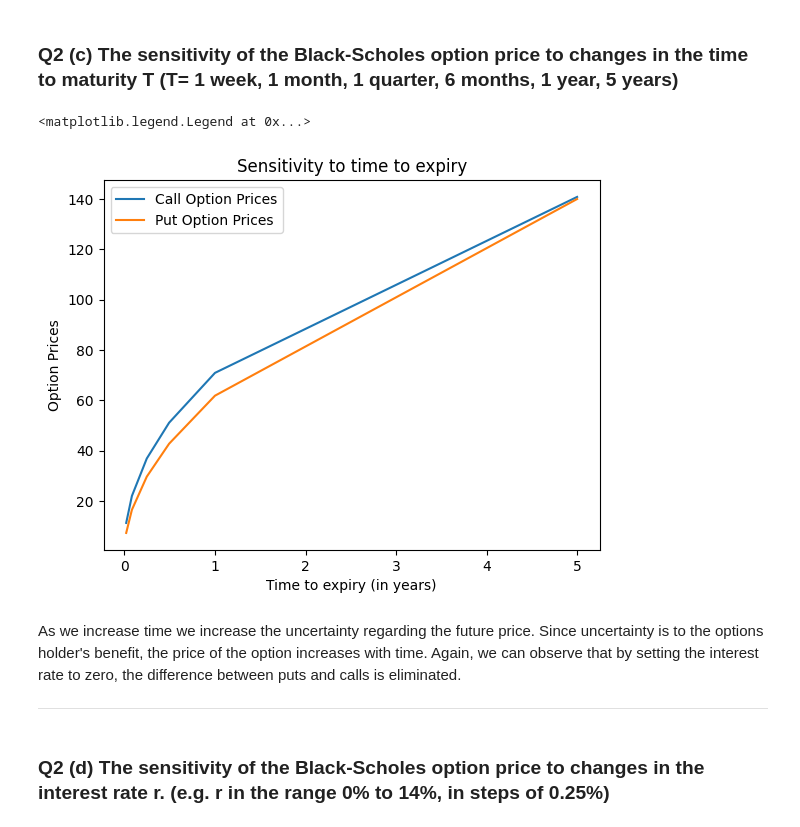
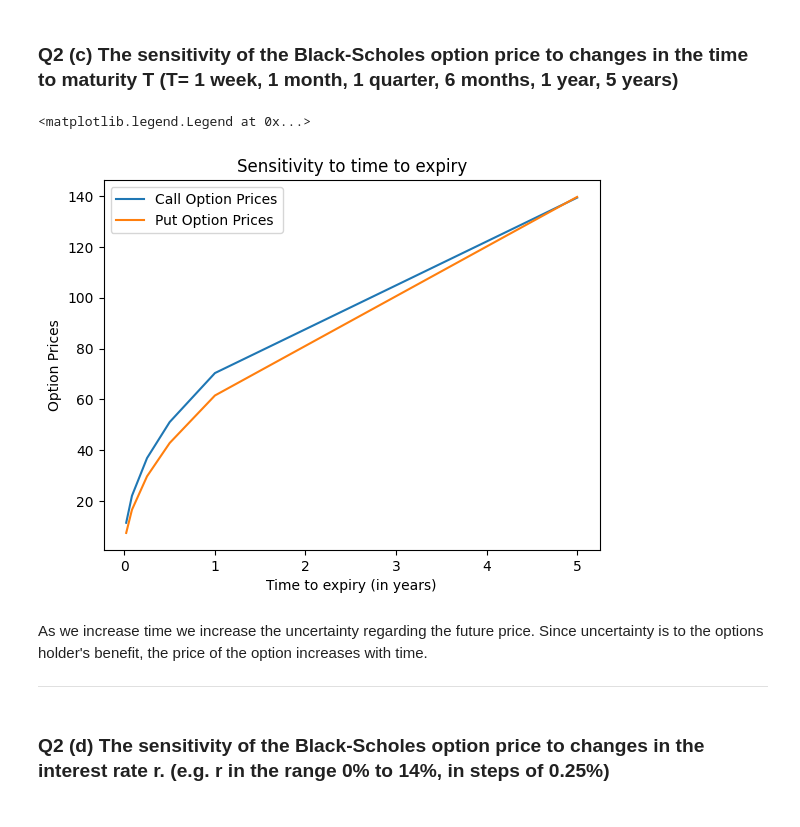
Before and after one commit to kuntojirohan/options-pricing-project, a Jupyter notebook: derivatives_assignment.ipynb, the cells around one changed output. Drawn from its saved outputs; the diff is of its cells as text; code cells hidden in the pictures.

```diff
--- a/derivatives_assignment.ipynb
+++ b/derivatives_assignment.ipynb
@@ -76,6 +73,7 @@ Relevant zero rate:  0.011036200000000001
 # %%
 # load the SPX Div Yield data for our trade date
 divYieldData = pd.read_csv("input resources/SPXDivYield.csv")
-divYield = (divYieldData[divYieldData.Date == '18/03/2004']['Rate'].item()) / 100
-print("Relevant dividend yield: ", divYield)
+divYieldData['Date'] = pd.to_datetime(divYieldData['Date'], infer_datetime_format=True, format='%d/%m/%Y')
+divYield = (divYieldData[divYieldData.Date == tradeDate]['Rate'].item()) / 100
+print("Relevant dividend yield: " + str(divYield * 100) + ' %')
 # %% [output]
@@ -86,7 +84,8 @@ Relevant dividend yield:  0.016322859999999998
 ### Q1 (c) Price the option using BSM formula and compare to the mid-point of corresponding option bid/ask spread.
 # %%
 # load the SPX Daily data for our trade date
-spxDailyData = pd.read_csv("input resources/SPXDaily1950.csv")
-spxSpot = spxDailyData[spxDailyData.Date == '18/03/04']['Adj Close'].item()
-print("Spot Price of SPX on trade date: ", spxSpot)
+spxData = yf.download('^GSPC', start=datetime(1950, 1, 3), end=expiryDate, interval='1d')
+spxData.reset_index(inplace=True)
+spxSpot = spxData.loc[spxData.Date == tradeDate]['Adj Close'].item()
+print("\nSpot Price of SPX on trade date: ", spxSpot)
 # %% [output]
@@ -262,8 +264,8 @@ def compute_sigma_newton(S, K, r, t, q, actual_price, c_p, maxIterations=1000, d
 # %%
 # compute the implied vol for ATM call option
 callAtmCalSigma = compute_sigma_newton(S=spxSpot, K=callAtmData.Strike,
-                                                                  r=zeroRate, t=timeToExpiry,
+                                                                  r=zeroRate, t=timeToExpiryAnnualised,
                                                                 q=divYield, actual_price=callAtmBidAskMid, c_p='C')
-print("Computed implied vol for ATM call: ", callAtmCalSigma)
-print("\nActual implied vol used for ATM call BS price: ", callAtmData['Implied Vol'])
+print("Computed implied vol for ATM call: " + str(callAtmCalSigma * 100) + ' %')
+print("\nActual implied vol used for ATM call BS price: " + str(callAtmData['Implied Vol'] * 100) + ' %')
 # %% [output]
@@ -273,8 +275,8 @@ Actual implied vol used for ATM call BS price:  0.17058
 # %%
 # compute the implied vol for ATM put option
 putAtmCalSigma = compute_sigma_newton(S=spxSpot, K=putAtmData.Strike,
-                                                                  r=zeroRate, t=timeToExpiry,
+                                                                  r=zeroRate, t=timeToExpiryAnnualised,
                                                                 q=divYield, actual_price=putAtmBidAskMid, c_p='P')
-print("Computed implied vol for ATM put: ", putAtmCalSigma)
-print("\nActual implied vol used for ATM put BS price: ", putAtmData['Implied Vol'])
+print("Computed implied vol for ATM put: " + str(putAtmCalSigma * 100) + ' %')
+print("\nActual implied vol used for ATM put BS price: " + str(putAtmData['Implied Vol'] * 100) + ' %')
 # %% [output]
@@ -329,27 +331,27 @@ TODO
 ### Q2 (c) The sensitivity of the Black-Scholes option price to changes in the time to maturity T (T= 1 week, 1 month, 1 quarter, 6 months, 1 year, 5 years)
 # %%
 # Time range from 1 week to 5 years (all annualised)
-expiryTimeRange = [7.0/365, 30.0/365, 90.0/365, 180.0/365, 1.0, 5.0]
+expiryTimeRange = [5.0/252, 21.0/252, 0.25, 0.5, 1.0, 5.0]
 
 callPricesForTime = [BsOption(spot=spxSpot, strike=callAtmData.Strike, time=time, \
                                intRate=zeroRate, divY=divYield, sigma=callAtmCalSigma)
                       .price(optType='C') for time in expiryTimeRange]
 putPricesForTime = [BsOption(spot=spxSpot, strike=putAtmData.Strike, time=time, \
                                intRate=zeroRate, divY=divYield, sigma=putAtmCalSigma)
                       .price(optType='P') for time in expiryTimeRange]
 
 # plot the time to expiry values against call & put prices
 plt.plot(expiryTimeRange, callPricesForTime, label='Call Option Prices')
 plt.plot(expiryTimeRange, putPricesForTime, label='Put Option Prices')
 plt.xlabel('Time to expiry (in years)')
 plt.ylabel('Option Prices')
 plt.title('Sensitivity to time to expiry')
 plt.legend()
 # %% [output]
 <matplotlib.legend.Legend at 0x...>
-[figure, old version]
+[figure, new version]
 # %% [markdown]
-As we increase time we increase the uncertainty regarding the future price. Since uncertainty is to the options holder's benefit, the price of the option increases with time. Again, we can observe that by setting the interest rate to zero, the difference between puts and calls is eliminated.
+As we increase time we increase the uncertainty regarding the future price. Since uncertainty is to the options holder's benefit, the price of the option increases with time.
 
 ---
 # %% [markdown]
```
Also changed, not shown: parts of 16 cells of this notebook, 5 other files.
